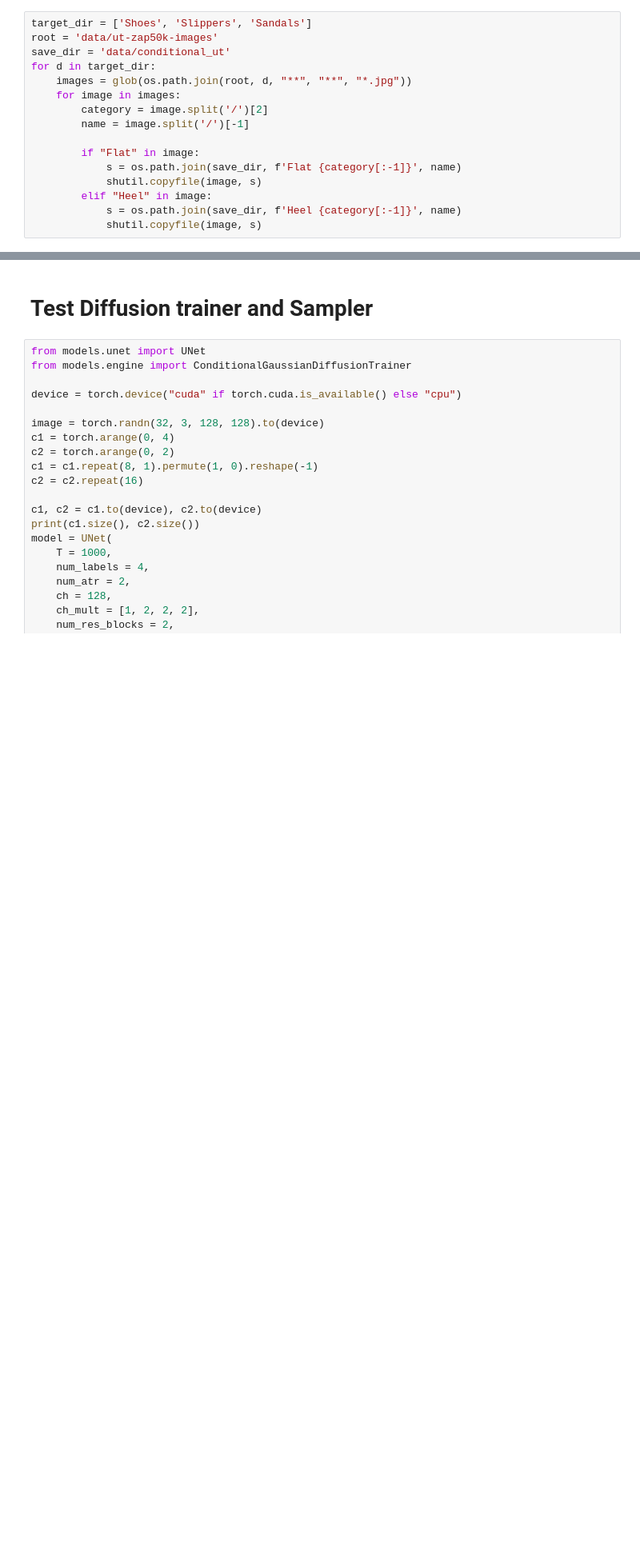
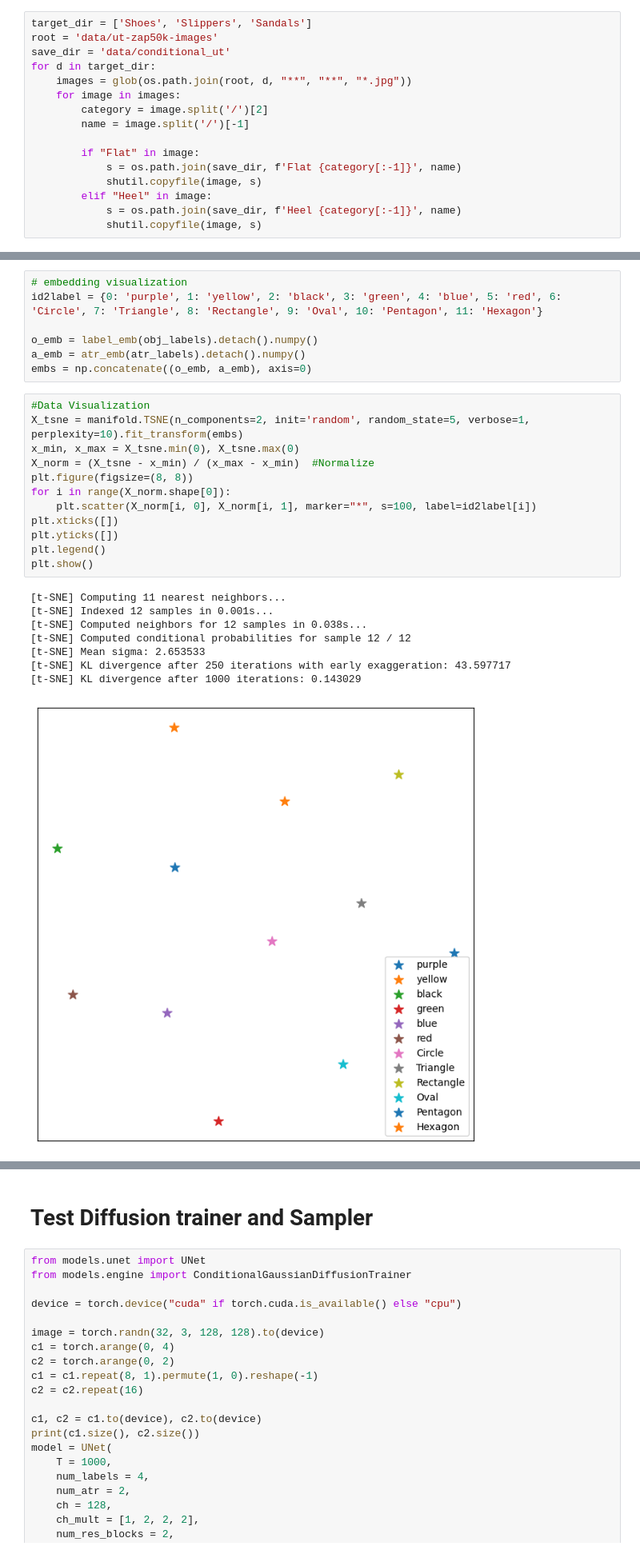
Before and after one commit to Larry234/Conditional_Diffusion, a Jupyter notebook: module_test.ipynb, the cells around one changed output, grey strips where cells are left out. Shown at 80% size. Drawn from its saved outputs; the diff is of its cells as text; blank space fills up the shorter version.

```diff
--- a/module_test.ipynb
+++ b/module_test.ipynb
@@ -64,0 +107,28 @@ for d in target_dir:
+# %%
+# embedding visualization
+id2label = {0: 'purple', 1: 'yellow', 2: 'black', 3: 'green', 4: 'blue', 5: 'red', 6: 'Circle', 7: 'Triangle', 8: 'Rectangle', 9: 'Oval', 10: 'Pentagon', 11: 'Hexagon'}
+
+o_emb = label_emb(obj_labels).detach().numpy()
+a_emb = atr_emb(atr_labels).detach().numpy()
+embs = np.concatenate((o_emb, a_emb), axis=0)
+# %%
+#Data Visualization
+X_tsne = manifold.TSNE(n_components=2, init='random', random_state=5, verbose=1, perplexity=10).fit_transform(embs)
+x_min, x_max = X_tsne.min(0), X_tsne.max(0)
+X_norm = (X_tsne - x_min) / (x_max - x_min)  #Normalize
+plt.figure(figsize=(8, 8))
+for i in range(X_norm.shape[0]):
+    plt.scatter(X_norm[i, 0], X_norm[i, 1], marker="*", s=100, label=id2label[i])
+plt.xticks([])
+plt.yticks([])
+plt.legend()
+plt.show()
+# %% [output]
+[t-SNE] Computing 11 nearest neighbors...
+[t-SNE] Indexed 12 samples in 0.001s...
+[t-SNE] Computed neighbors for 12 samples in 0.038s...
+[t-SNE] Computed conditional probabilities for sample 12 / 12
+[t-SNE] Mean sigma: 2.653533
+[t-SNE] KL divergence after 250 iterations with early exaggeration: 43.597717
+[t-SNE] KL divergence after 1000 iterations: 0.143029
+[figure, added]
```
Also changed, not shown: parts of 10 cells of this notebook, 6 other files.
